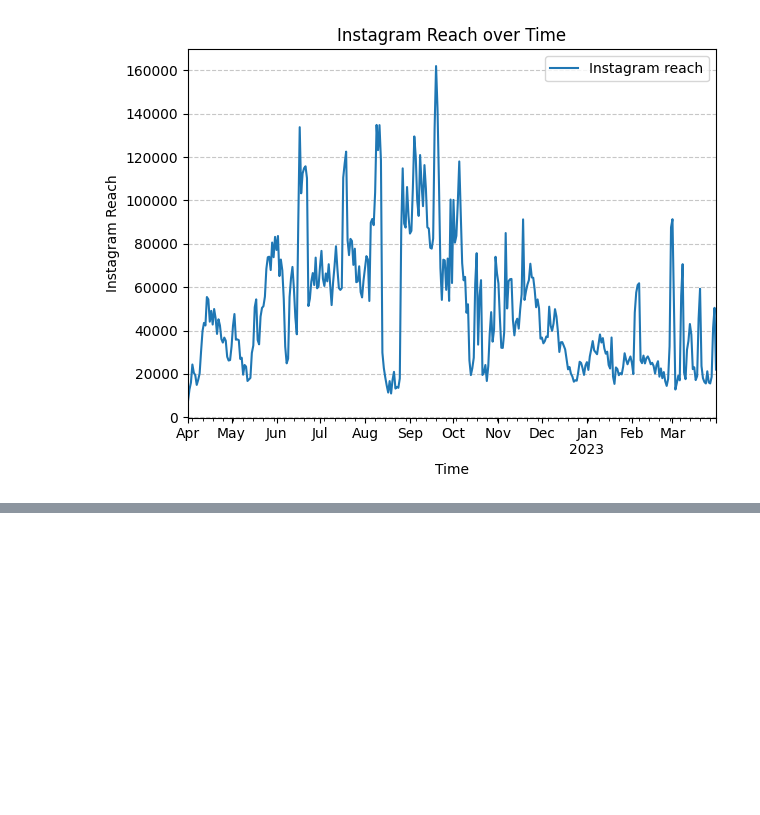
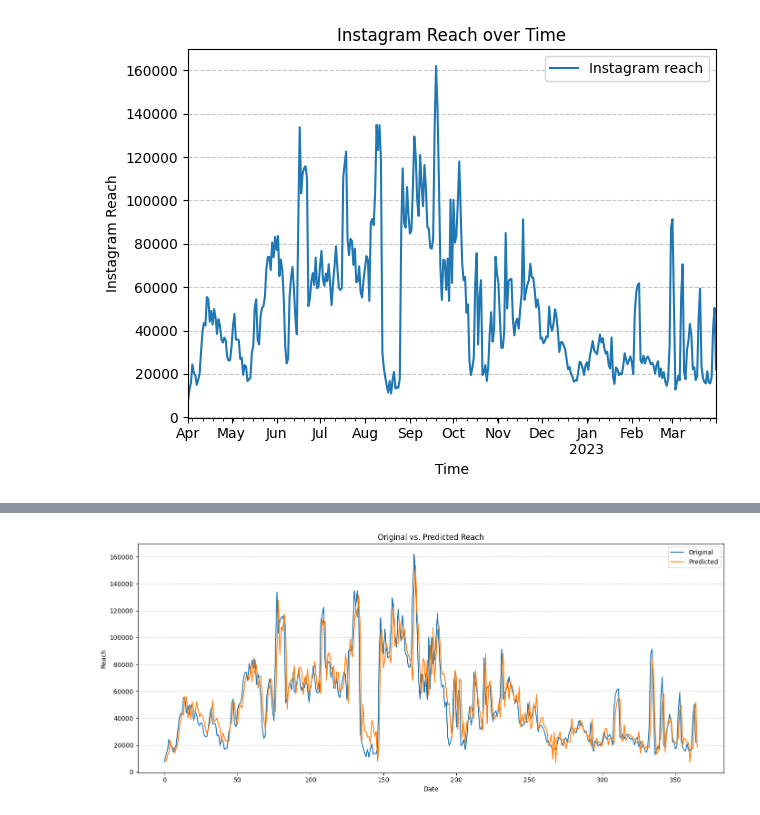
Before and after one commit to Sami-Razzaq/AICP, a Jupyter notebook: Task 1/task1.ipynb, the cells around one changed output, grey strips where cells are left out. Drawn from its saved outputs; the diff is of its cells as text; code cells hidden in the pictures; blank space fills up the shorter version.

```diff
--- a/Task 1/task1.ipynb
+++ b/Task 1/task1.ipynb
@@ -97,0 +140,16 @@ plt.show()
+# %%
+# Comparison of Original vs Predicted Data
+
+pred_data = results.predict(1, len(data))
+fig = plt.figure(figsize=(14,6))
+plt.plot(data['Instagram reach'], label='Original')
+plt.plot(pred_data, label='Predicted')
+plt.title('Original vs. Predicted Reach')
+plt.xlabel('Date')
+plt.ylabel('Reach')
+plt.grid(axis='y', linestyle='--', alpha=0.7)
+plt.tight_layout()
+plt.legend()
+plt.show()
+# %% [output]
+[figure, added]
```
Also changed, not shown: parts of 10 cells of this notebook, 1 other file.
